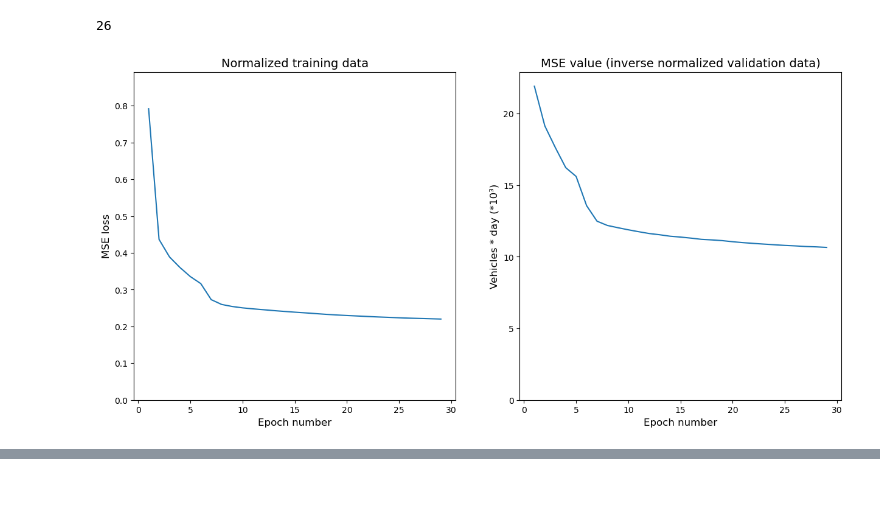
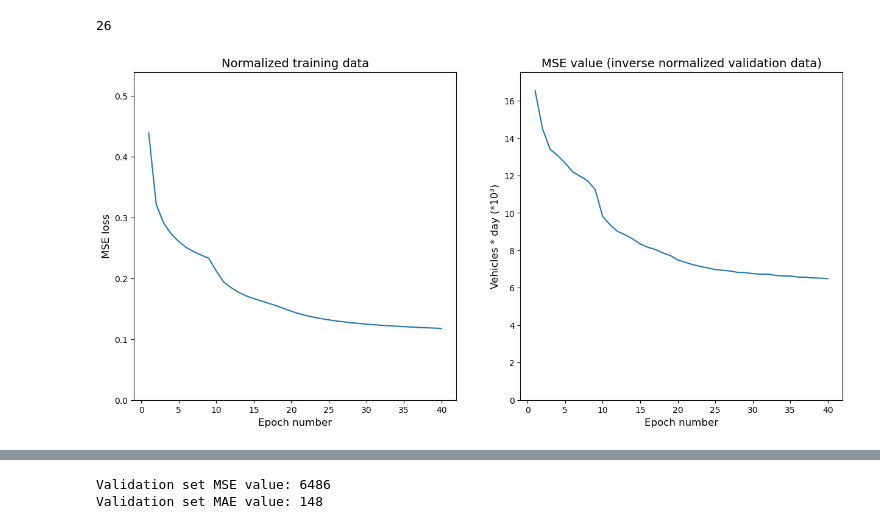
Before and after one commit to ZZFFCHEN/THESIS, a Jupyter notebook: Simplified_model.ipynb, the cells around one changed output, grey strips where cells are left out. Saved outputs shown, nothing was run; the diff lists cells and outputs as text; code cells hidden in the pictures; blank space fills up the shorter version.

```diff
--- a/Simplified_model.ipynb
+++ b/Simplified_model.ipynb
@@ -184,7 +184,7 @@ class P_GCN(nn.Module):
 # %%
 #输入数据shape: node_num, 4, time_step(20)
 class CNN_1D(nn.Module):
-    def __init__(self, input_channels, hidden_channels_1, hidden_channels_2, out_channels):
+    def __init__(self, input_channels, hidden_channels_1, hidden_channels_2, out_channels, output_dimen):
         super(CNN_1D, self).__init__()
         self.layer1 = nn.Sequential(
             nn.Conv1d(in_channels = input_channels, out_channels = hidden_channels_1, kernel_size = 3, padding=1),
@@ -200,14 +200,17 @@ class CNN_1D(nn.Module):
                                stride= 2,
                                padding=0))
 
-        self.fc1 = nn.Linear(out_channels, 8)
+        self.fc1 = nn.Linear(out_channels, output_dimen)
+        self.acti_func = nn.ReLU()
+
+        nn.init.kaiming_normal_(self.fc1.weight, nonlinearity='relu')
 
     def forward(self, x):
         out = self.layer1(x)
         #output shape: change from batch_num, out_channels, t-step to batch_num, t-step, out_channels
         out = out.permute(0, 2, 1)
-        out = self.fc1(out)
-        #output shape: batch_num, t-step, 4
+        out = self.acti_func(self.fc1(out))
+        #output shape: batch_num, t-step, output_dimen
         return out
 # %%
 class GRU(nn.Module):
@@ -287,7 +290,7 @@ class Feature_Extractor(nn.Module):
                 input_channels, hidden_channels_1, hidden_channels_2, out_channels, layer_num = 1):
         super(Feature_Extractor, self).__init__()
         self.pgcn_model = P_GCN(input_dimen, hidden_dimen, output_dimen, max_ach_num, layer_num = layer_num)
-        self.cnn_1D = CNN_1D(input_channels, hidden_channels_1, hidden_channels_2, out_channels)
+        self.cnn_1D = CNN_1D(input_channels, hidden_channels_1, hidden_channels_2, out_channels, output_dimen)
         self.output_dimen = output_dimen
 
     def forward(self, t_step_inputs, edge_index, subgraph_nodes, dist_max, dist_argmax):
@@ -385,15 +388,13 @@ input_dimen, hidden_dimen, output_dimen = 4, 16 ,8
 max_ach_num = 50
 
 #1-d Conv
-#input_channels, hidden_channels_1, hidden_channels_2, out_channels = 4, 8, 16, 8
-input_channels, hidden_channels_1, hidden_channels_2, out_channels = 8, 16, 16, 8
+input_channels, hidden_channels_1, hidden_channels_2, out_channels = 8, 32, 16, 8
 
 #GRU
-#gru_input_dimen = 8
 gru_input_dimen = 16
 
 num_class = 3
-layer_num = 1
+#layer_num = 2
 
 k = 60
 pred_len = 10
@@ -403,11 +404,11 @@ alpha = 0.7
 #-----------------------PGNN----------------------------
 #pgnn_model = T_Step_PGNN(input_dimen, hidden_dimen, output_dimen, max_ach_num)
 
-pgcn_model = T_Step_PGCN(input_dimen, hidden_dimen, output_dimen, max_ach_num)
+pgcn_model = T_Step_PGCN(input_dimen, hidden_dimen, output_dimen, max_ach_num, layer_num = 2)
 
 #-------------------Feature Extractor----------------------
 feature_extractor = Feature_Extractor(input_dimen, hidden_dimen, output_dimen, max_ach_num,
-                                      input_channels, hidden_channels_1, hidden_channels_2, out_channels, layer_num)
+                                      input_channels, hidden_channels_1, hidden_channels_2, out_channels, layer_num = 1)
 
 #-------------------Discriminator-----------------------------
 #discriminator = Discriminator(input_dimen, hidden_dimen, k, seq_len, num_class, layer_num)
@@ -505,7 +505,6 @@ for h in range(epoch_num):
 
 
         target_volumes = torch.stack(target_volumes)
-        #target_labels = torch.tensor(target_labels).to(torch.long)
 
 
 
@@ -532,7 +531,9 @@ for h in range(epoch_num):
         train_mse_loss += loss_mse.item()
         train_mae_loss += loss_mae.item()
         #-----------------------------------------------
-
+        del target_volumes
+        del one_batch_predictor
+        #-----------------------------------------------
         print(f"After batch {b}, MSE loss: {loss_mse}, MAE loss: {loss_mae}")
         #disriminator loss: {loss_discriminator}"
 
@@ -540,7 +541,6 @@ for h in range(epoch_num):
         loss_feat_ext = loss_mse #+ alpha * (-loss_discriminator)
         loss_feat_ext.backward() #(retain_graph=True)
         optimizer_extractor.step()
-
 
 
     train_mse_loss /= batch_num
@@ -622,38 +622,40 @@ for h in range(epoch_num):
     vali_mae_loss /= vali_batch_num
     vali_mse_losses.append(vali_mse_loss)
     vali_mae_losses.append(vali_mae_loss)
-
+    #-----------------------------------------------------------------
+    del target_volumes
+    del one_batch_predictor
     #------------------------------------------------------------------
     epoch_numbers.append(h+1)
 
     clear_output(wait=True)  #清除上一次的输出
     fig, axs = plt.subplots(1,2, figsize=(15,7))
     axs[0].plot(epoch_numbers, train_mse_losses)
     axs[0].tick_params(axis='both',labelsize=10)
     axs[0].set_ylim(0,max(train_mse_losses)+0.1)
     axs[0].set_xlabel('Epoch number', fontsize = 12)
     axs[0].set_ylabel('MSE loss', fontsize = 12)
     axs[0].set_title('Normalized training data', fontsize = 14)
 
 
     formatter = mticker.ScalarFormatter(useMathText=True)
     formatter.set_scientific(False)
 
     axs[1].plot(epoch_numbers, vali_mse_losses)
     axs[1].set_ylim(0,max(vali_mse_losses)+ 1000)
     axs[1].tick_params(axis='both',labelsize=10)
     axs[1].yaxis.set_major_formatter(formatter)
     axs[1].yaxis.set_major_formatter(mticker.FuncFormatter(lambda x, pos: f'{x / 1000:.0f}'))
     axs[1].set_xlabel('Epoch number', fontsize = 12)
     axs[1].set_ylabel('Vehicles * day (*10³)', fontsize = 12)
     axs[1].set_title('MSE value (inverse normalized validation data)', fontsize = 14)
 
 
     plt.show()
     plt.pause(0.1)
 
 
 plt.ioff()  #关闭交互模式
 plt.show()
 # %% [output]
-[figure, old version]
+[figure, new version]
@@ -676,0 +670,6 @@ After batch 72, MSE loss: 0.1863296627998352, MAE loss: 0.7686394453048706
+# %%
+print(f"Validation set MSE value: {round(vali_mse_losses[-1])}")
+print(f"Validation set MAE value: {round(vali_mae_losses[-1])}")
+# %% [output]
+Validation set MSE value: 6486
+Validation set MAE value: 148
```
Also changed, not shown: parts of 4 cells of this notebook.
